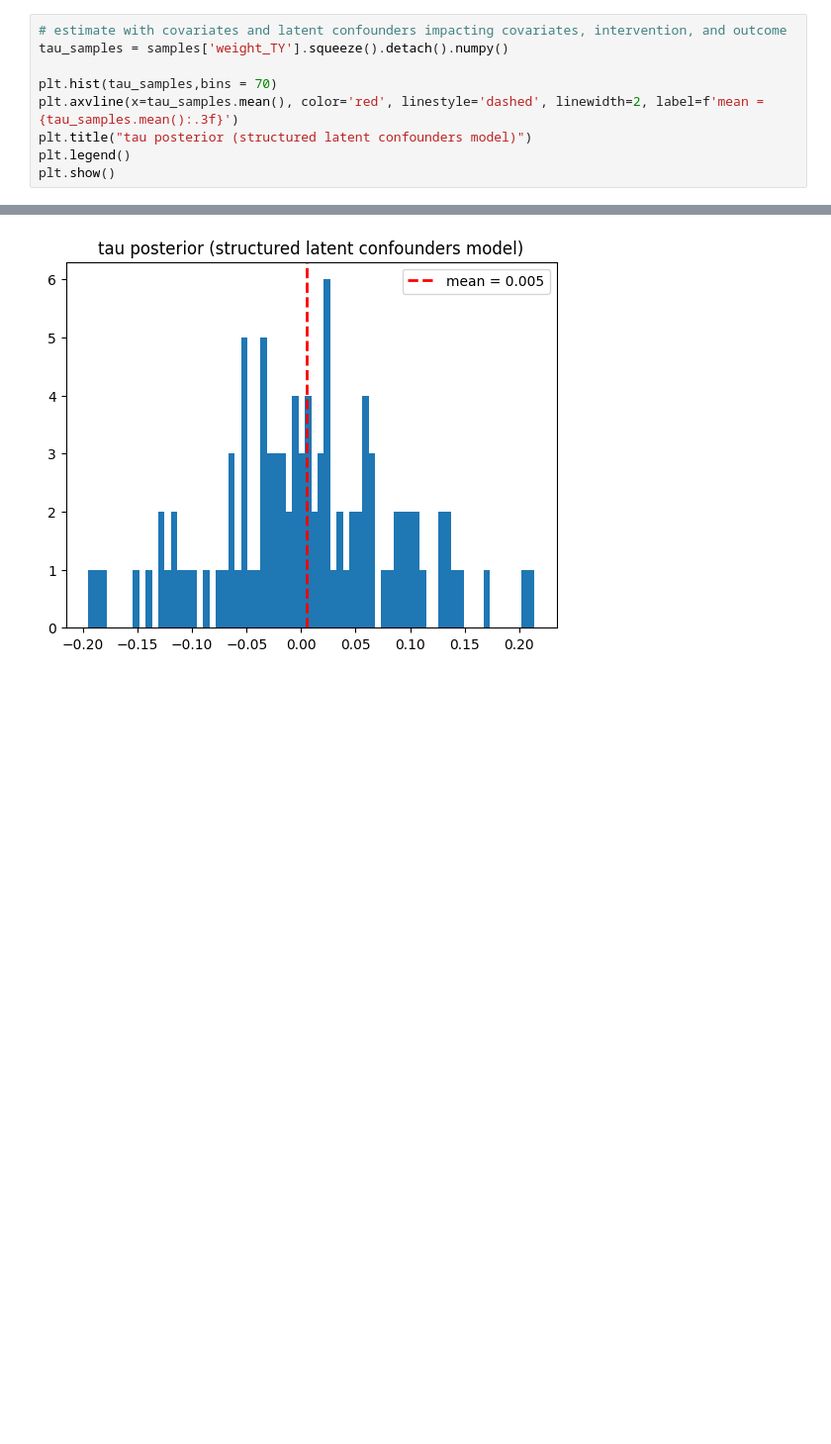
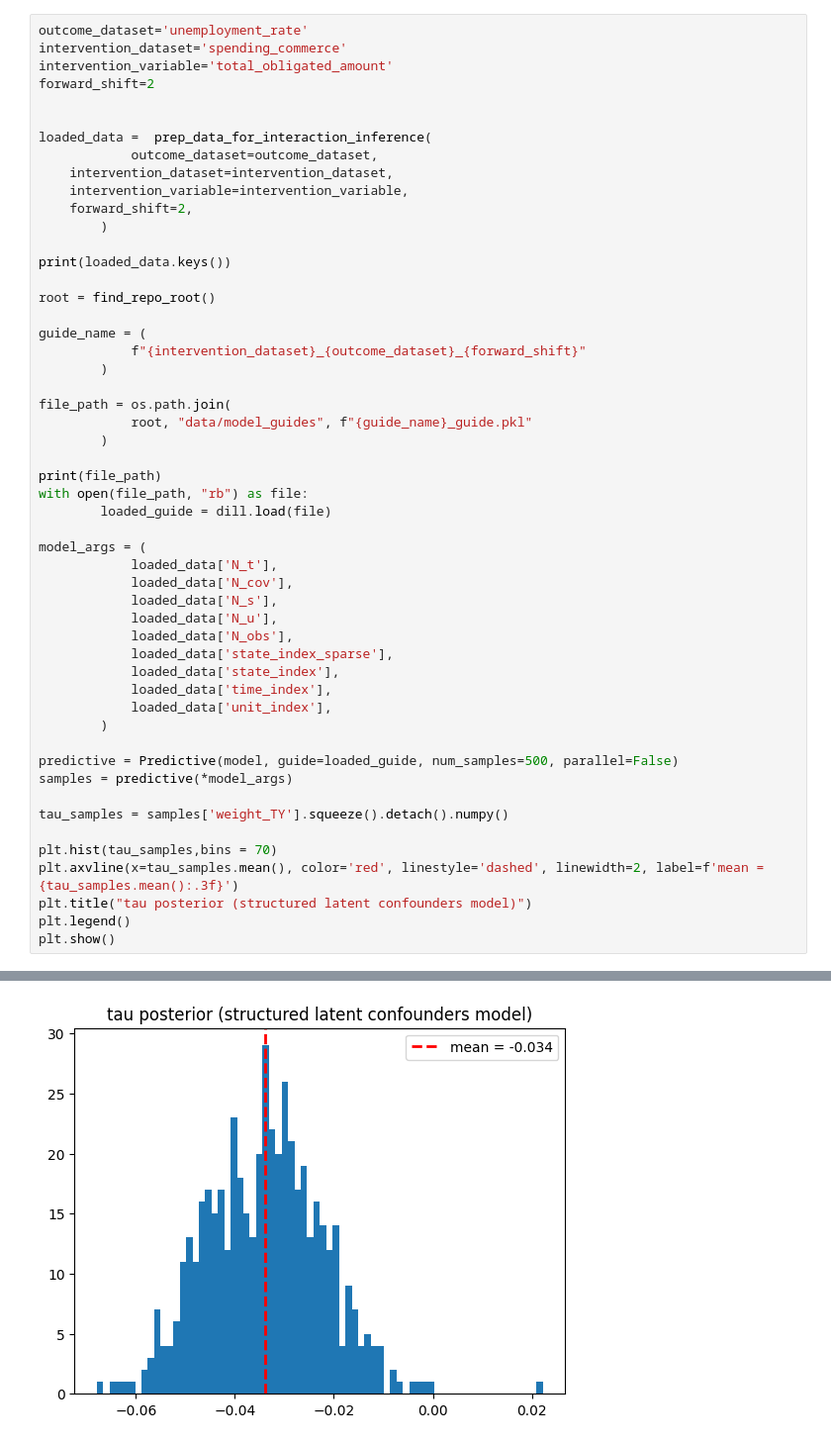
Before and after one commit to BasisResearch/cities, a Jupyter notebook: docs/experimental_notebooks/interaction_cities_prototype.ipynb, the cells around one changed output, grey strips where cells are left out. Shown: that part at 99% size. Saved outputs shown, nothing was run; the diff lists cells and outputs as text; blank space fills up the shorter version.

Commit message:
added InteractionsModel

```diff
--- a/docs/experimental_notebooks/interaction_cities_prototype.ipynb
+++ b/docs/experimental_notebooks/interaction_cities_prototype.ipynb
@@ -54,5 +70,48 @@ samples = predictive(*model_args)
 # %%
-# estimate with covariates and latent confounders impacting covariates, intervention, and outcome
+outcome_dataset='unemployment_rate'
+intervention_dataset='spending_commerce'
+intervention_variable='total_obligated_amount'
+forward_shift=2
+
+
+loaded_data =  prep_data_for_interaction_inference(
+            outcome_dataset=outcome_dataset,
+    intervention_dataset=intervention_dataset,
+    intervention_variable=intervention_variable,
+    forward_shift=2,
+        )
+
+print(loaded_data.keys())
+
+root = find_repo_root()
+
+guide_name = (
+            f"{intervention_dataset}_{outcome_dataset}_{forward_shift}"
+        )
+
+file_path = os.path.join(
+            root, "data/model_guides", f"{guide_name}_guide.pkl"
+        )
+
+print(file_path)
+with open(file_path, "rb") as file:
+        loaded_guide = dill.load(file)
+
+model_args = (
+            loaded_data['N_t'],
+            loaded_data['N_cov'],
+            loaded_data['N_s'],
+            loaded_data['N_u'],
+            loaded_data['N_obs'],
+            loaded_data['state_index_sparse'],
+            loaded_data['state_index'],
+            loaded_data['time_index'],
+            loaded_data['unit_index'],
+        )
+
+predictive = Predictive(model, guide=loaded_guide, num_samples=500, parallel=False)
+samples = predictive(*model_args)
+
 tau_samples = samples['weight_TY'].squeeze().detach().numpy()
 
 plt.hist(tau_samples,bins = 70)
@@ -64,3 +125,3 @@ plt.show()
-[figure, old version]
+[figure, new version]
 # %%
 # plot residuals
```
Also changed, not shown: parts of 13 cells of this notebook, 5 other files.
